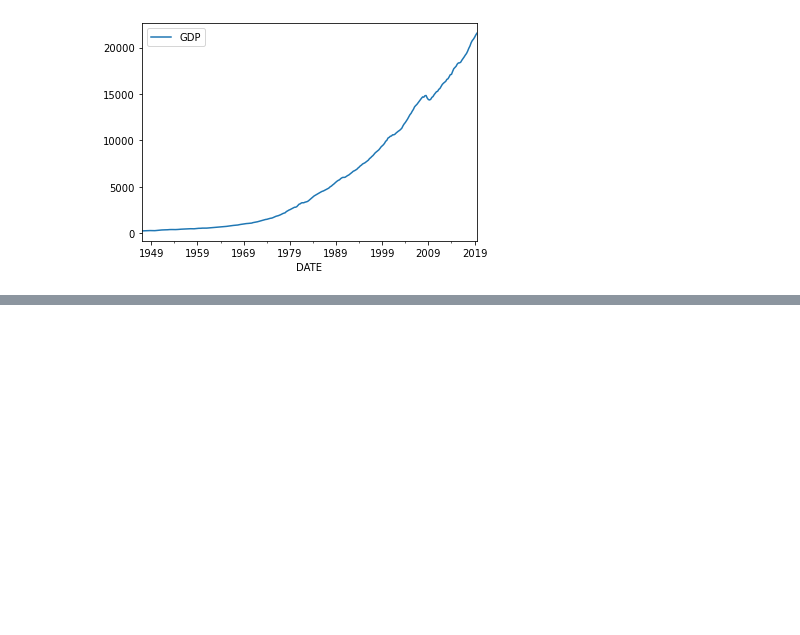
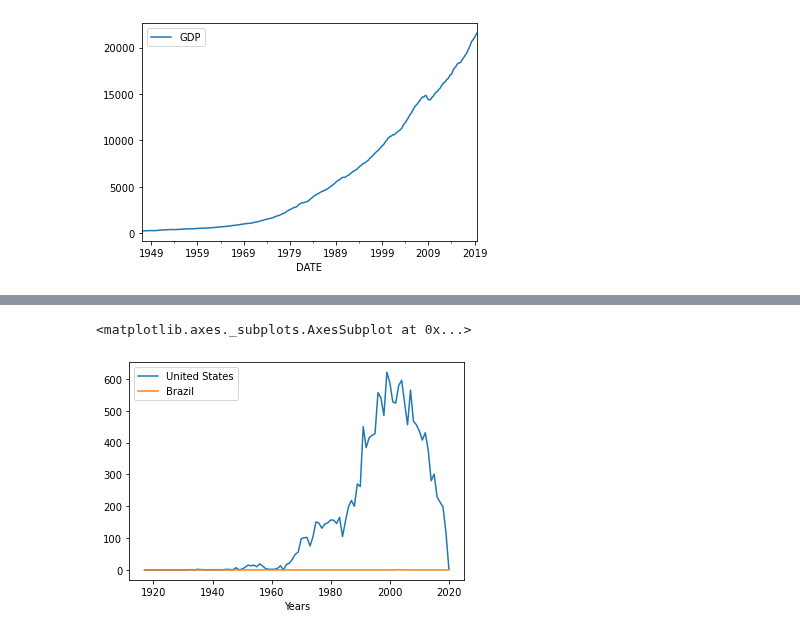
Before and after one commit to jnaiman/csci-p-14110_su2020, a Jupyter notebook: lesson03/inClass_lesson03.ipynb, the cells around one changed output, grey strips where cells are left out. Saved outputs shown, nothing was run; the diff lists cells and outputs as text; code cells hidden in the pictures; blank space fills up the shorter version.

```diff
--- a/lesson03/inClass_lesson03.ipynb
+++ b/lesson03/inClass_lesson03.ipynb
@@ -394,0 +397,2 @@ gdp.plot(x='DATE')
+# %%
+corgis = pd.read_csv("https://raw.githubusercontent.com/UIUC-iSchool-DataViz/spring2020/master/week12/corg/corgs_per_country_over_time_columns_2020.csv")
@@ -394,0 +415,5 @@ gdp.plot(x='DATE')
+# %%
+corgis.plot(x='Years', y=['United States', 'Brazil'])
+# %% [output]
+<matplotlib.axes._subplots.AxesSubplot at 0x...>
+[figure, added]
```
Also changed, not shown: parts of 3 cells of this notebook, 1 other file.
